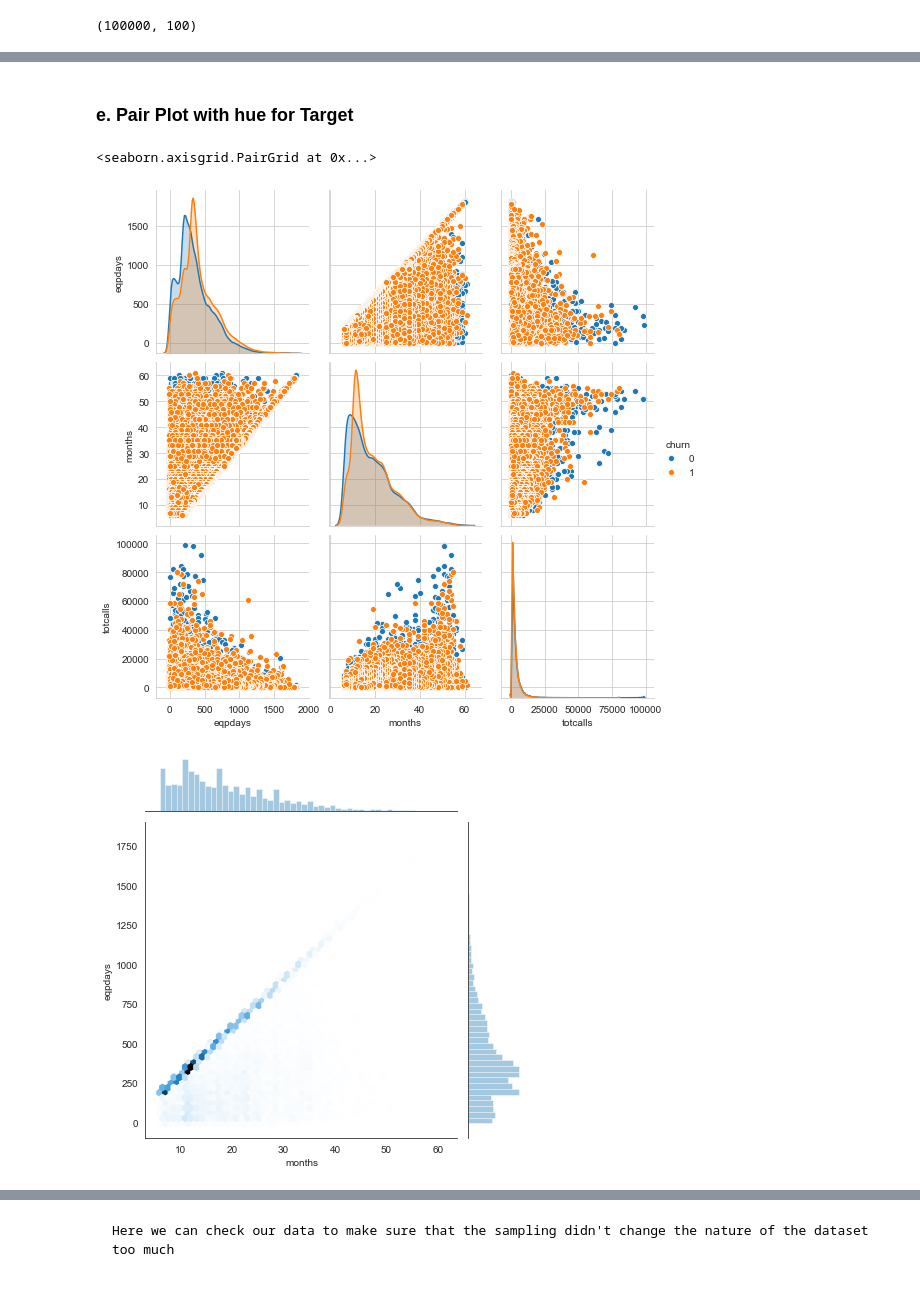
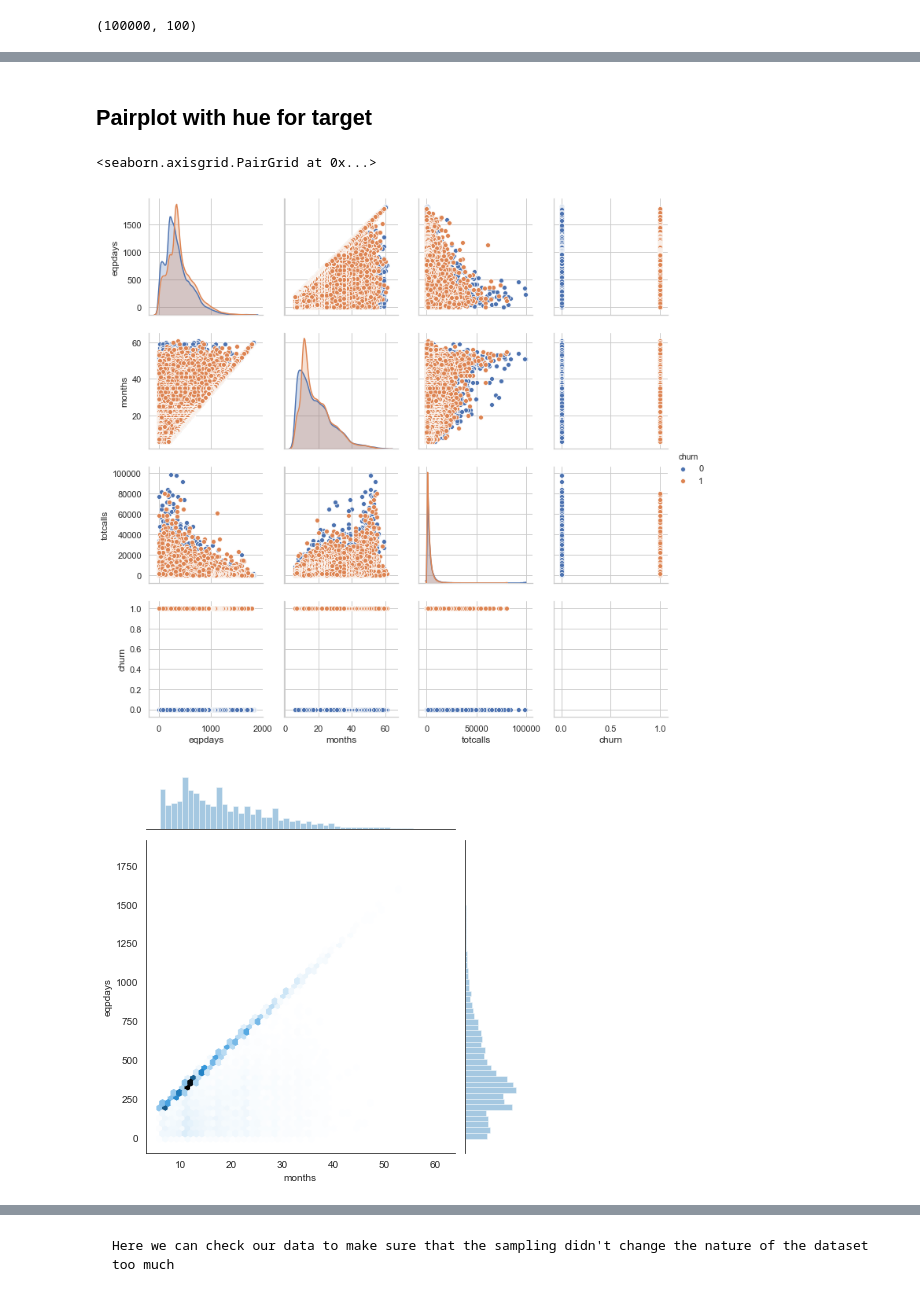
Before and after one commit to AI-TEAM-ETC/Cheat-Sheets, a Jupyter notebook: Classification Python Cheat Sheet v1.2.ipynb, the cells around one changed output, grey strips where cells are left out. Cells and saved outputs as stored; diff of their text form; code cells hidden in the pictures.

```diff
--- a/Classification Python Cheat Sheet v1.2.ipynb
+++ b/Classification Python Cheat Sheet v1.2.ipynb
@@ -131,8 +116,9 @@ os.path.abspath(os.getcwd())
 # %%
-# Read data
-data = pd.read_csv('Telecom_customer churn.csv')
+# Read data and save it in pandas dataframe
+data_original = pd.read_csv('Telecom_customer churn.csv')
+#the csv file is in a folder in the same folder as this notebook
 
 # Count rows & columns
-print(data.shape)
+print(data_original.shape)
 # %% [output]
 (100000, 100)
@@ -140,0 +127,2 @@ print(data.shape)
+# %%
+data = data_original.copy() #duplicate the data from by using .copy()
@@ -180 +293,6 @@ ax.set_ylim(bottom + 0.5, top - 0.5)
+# %%
+x = 'months'
+x2 = 'eqpdays'
+multiple_x = ['eqpdays','months', 'totcalls','churn']
+y = 'churn'
 # %% [markdown]
@@ -190,0 +313,3 @@ ax.axvline(data[x].median(),  linestyle='dashed', linewidth=2)
+# %%
+# Replace all other missing values with the median
+data = data.fillna(value=data.median())
@@ -249,14 +363,14 @@ for i, var in enumerate(columns):
 # %% [markdown]
-### e. Pair Plot with hue for Target
+## Pairplot with hue for target
 # %%
 # Generate pairplots for selected features.
-features = ['eqpdays','months', 'totcalls','churn']
-sns.pairplot(data[features], hue ='churn')
+
+sns.pairplot(data[multiple_x], hue =y) #Using our target as the hue
 # %% [output]
 <seaborn.axisgrid.PairGrid at 0x...>
-[figure, old version]
+[figure, new version]
 # %%
 with sns.axes_style("white"):
-    sns.jointplot(x=data["months"], y=data["eqpdays"], kind="hex") # histogram + shows the distribution of the population
+    sns.jointplot(x=data[x], y=data["eqpdays"], kind="hex") # histogram + shows the distribution of the population
 # %% [output]
-[figure, old version]
+[figure, new version]
```
Also changed, not shown: parts of 179 cells of this notebook.
